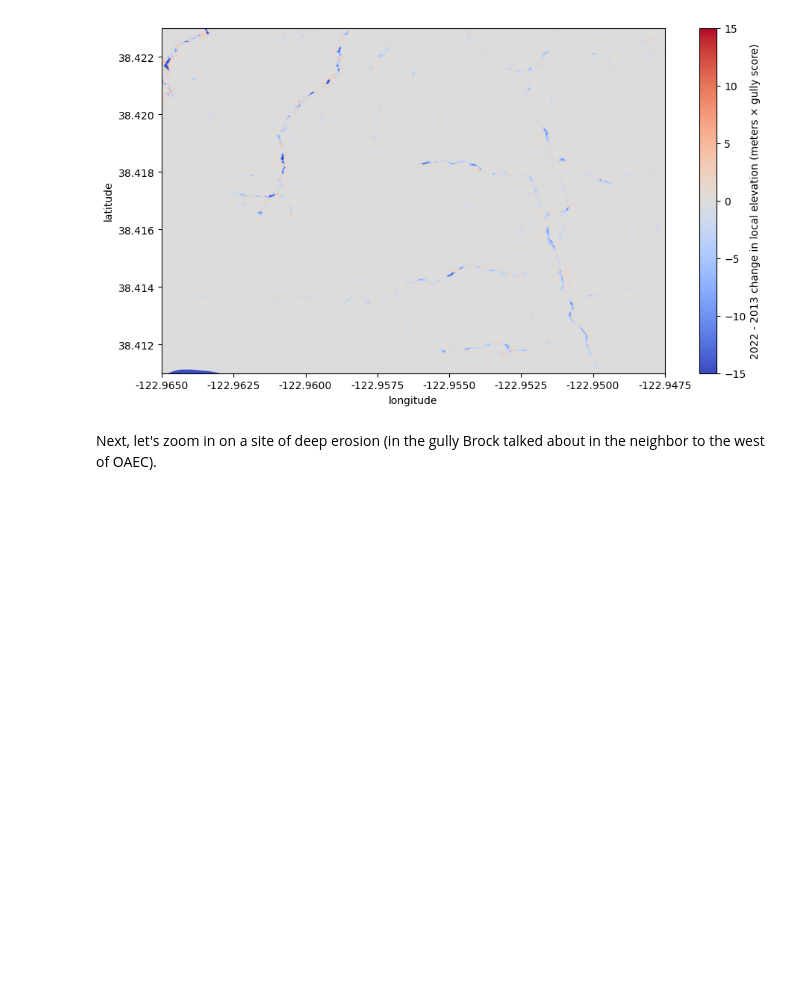
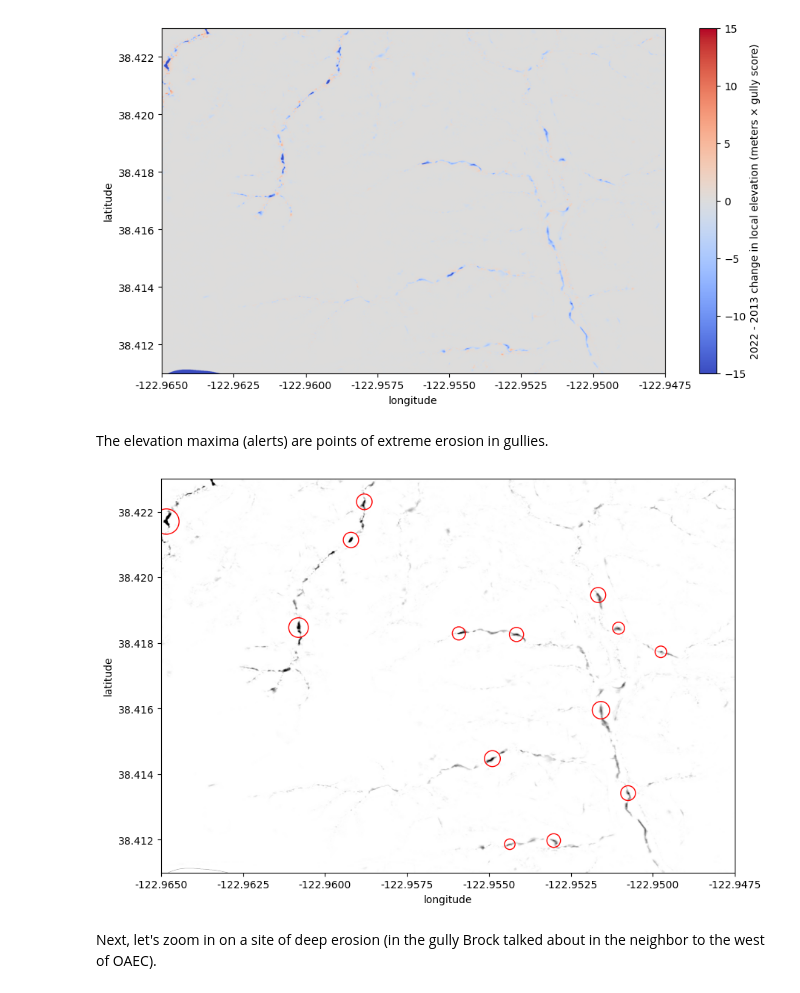
Before and after one commit to dsi-rse/gully-map, a Jupyter notebook: notebooks/compare-history.ipynb, the cells around one changed output. Cells and saved outputs as stored; diff of their text form; code cells hidden in the pictures; blank space fills up the shorter version.

Commit message:
now we have alerts as well

```diff
--- a/notebooks/compare-history.ipynb
+++ b/notebooks/compare-history.ipynb
@@ -194,4 +197,4 @@ for angle in tqdm(np.arange(0, 180, 11.25)):
 gullies2022 *= -1
 # %%
 elevation_change_in_gullies = (local_elevation2022 - local_elevation2013) * gullies2022
-elevation_change_in_gullies[~mask] = -9999.0
+elevation_change_in_gullies[~mask] = np.nan
@@ -198,3 +203,29 @@ elevation_change_in_gullies[~mask] = -9999.0
+# %%
+target = -elevation_change_in_gullies.copy()
+target[np.isnan(target)] = 0
+
+indexes = skimage.feature.peak_local_max(
+    target,
+    min_distance=200,
+    threshold_abs=10,
+    exclude_border=False,
+    p_norm=2,
+)
+
+coords = np.asarray([rasterio.transform.xy(transform, row, col) for row, col in indexes])
+
+longitudes, latitudes = rasterio.warp.transform(
+    crs,
+    "EPSG:4326",
+    coords[:, 0],
+    coords[:, 1],
+)
+
+disk100 = disk(100)
+scores = np.asarray([
+    np.sum(np.maximum(0, target[row - 100 : row + 101, col - 100 : col + 101]) * disk100)
+    for row, col in indexes
+])
 # %% [markdown]
 Write the output of these convolutions in files to skip the computationally expensive step, and for visualization in QGIS.
 # %%
@@ -330,6 +373,23 @@ axis_labels(ax)
 None
 # %% [output]
 [figure]
+# %% [markdown]
+The elevation maxima (alerts) are points of extreme erosion in gullies.
+# %%
+fig, ax = plt.subplots(figsize=(10, 8))
+
+ax.imshow(-elevation_change_in_gullies[row_min:row_max, col_min:col_max], extent=EXTENT, vmin=0, vmax=15, cmap="gray_r")
+
+ax.scatter(longitudes, latitudes, marker="o", edgecolor="red", facecolor="none", s=scores * 500)
+
+ax.set_xlim(LNG_MIN, LNG_MAX)
+ax.set_ylim(LAT_MIN, LAT_MAX)
+
+axis_labels(ax)
+
+None
+# %% [output]
+[figure, added]
 # %% [markdown]
 Next, let's zoom in on a site of deep erosion (in the gully Brock talked about in the neighbor to the west of OAEC).
 # %%
```
Also changed, not shown: parts of 5 cells of this notebook.
